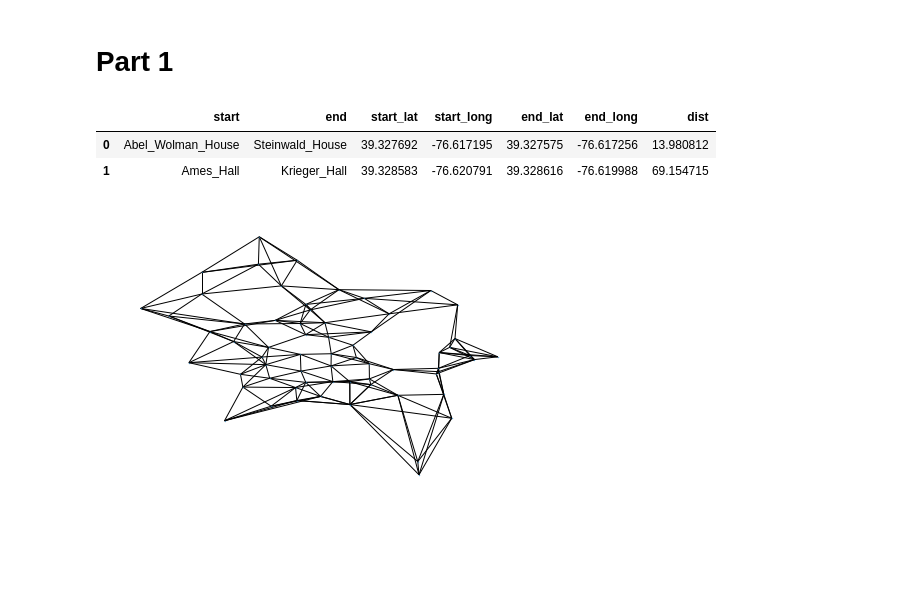
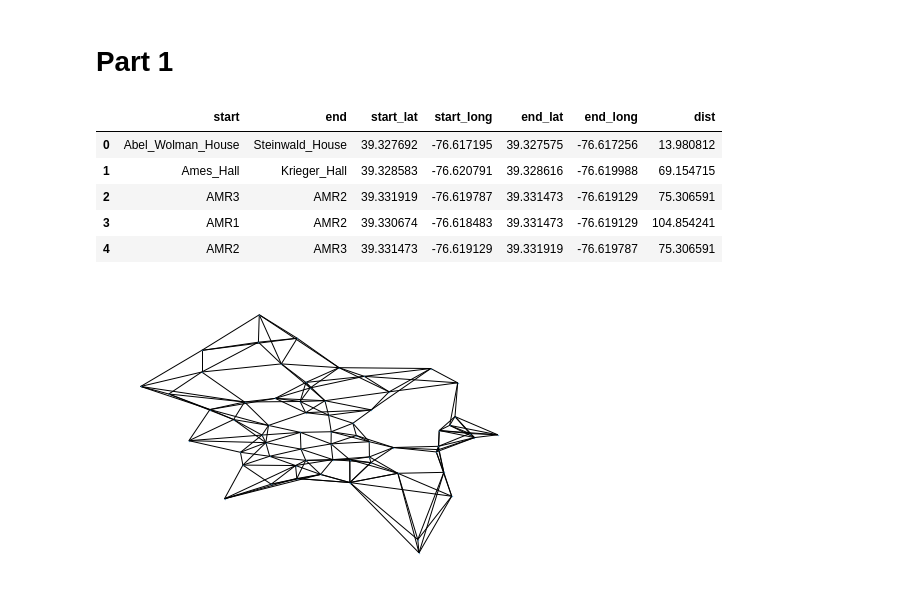
Before and after one commit to YanXLin/INM-Project, a Jupyter notebook: Shortest_Path.ipynb, the cells around one changed output. Saved outputs shown, nothing was run; the diff lists cells and outputs as text; code cells hidden in the pictures; blank space fills up the shorter version.

```diff
--- a/Project.ipynb
+++ b/Shortest_Path.ipynb
@@ -10,15 +10,18 @@ import networkx as nx
 # %%
 # Import Campus Paths
 # Each row corresponds to a walkway between buildings on campus. There is a start building, an end building,
 # the latitudes and longitudes of the start and end buildings, and a distance in meters.
 
 header_list = ["start", "end", "start_lat", "start_long", "end_lat", "end_long",  "dist"]
 buildings_df = pd.read_csv('data/campus_paths.txt', sep=" ", header=None, names=header_list)
-buildings_df.head(2)
+buildings_df.head()
 # %% [output]
 |  | start | end | start_lat | start_long | end_lat | end_long | dist |
 | 0 | Abel_Wolman_House | Steinwald_House | 39.327692 | -76.617195 | 39.327575 | -76.617256 | 13.980812 |
 | 1 | Ames_Hall | Krieger_Hall | 39.328583 | -76.620791 | 39.328616 | -76.619988 | 69.154715 |
+| 2 | AMR3 | AMR2 | 39.331919 | -76.619787 | 39.331473 | -76.619129 | 75.306591 |
+| 3 | AMR1 | AMR2 | 39.330674 | -76.618483 | 39.331473 | -76.619129 | 104.854241 |
+| 4 | AMR2 | AMR3 | 39.331473 | -76.619129 | 39.331919 | -76.619787 | 75.306591 |
 # %%
 # This calculates the distance based on geospatial coordinates and compares it to
 # listed distance in the dataframe. Should be very close.
```
Also changed, not shown: parts of 2 cells of this notebook, 2 other files.
